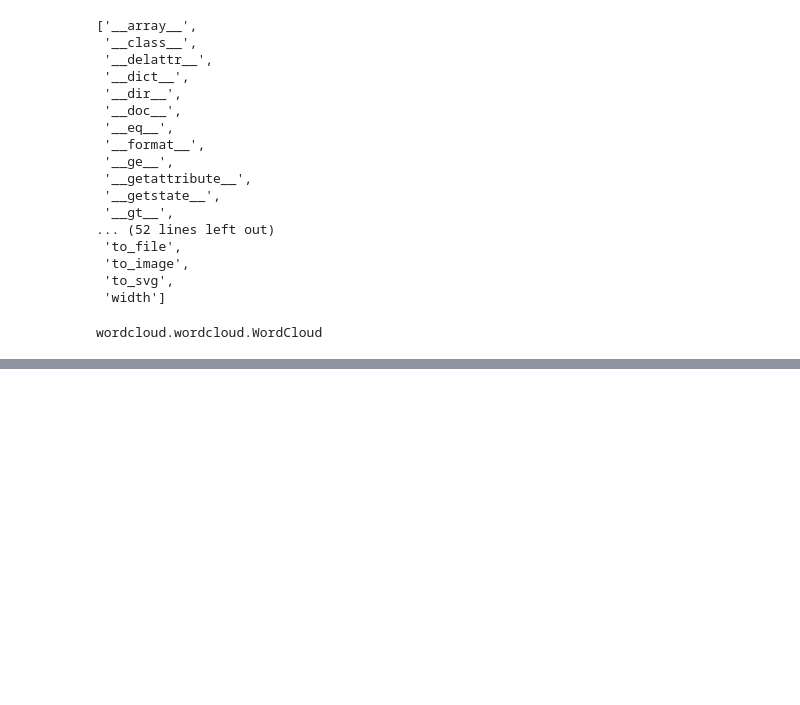
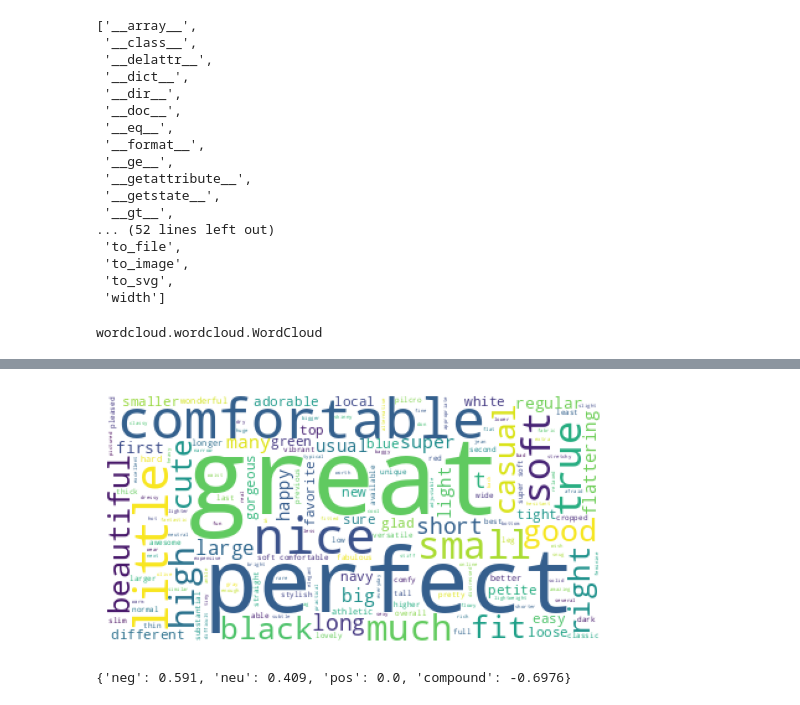
Before and after one commit to mikecr96/NLP-Ago-dic24, a Jupyter notebook: Semana IX/sent-analisis2.ipynb, the cells around one changed output, grey strips where cells are left out. Saved outputs shown, nothing was run; the diff lists cells and outputs as text; code cells hidden in the pictures; blank space fills up the shorter version.

```diff
--- a/Semana IX/sent-analisis2.ipynb
+++ b/Semana IX/sent-analisis2.ipynb
@@ -344,0 +355,17 @@ plt.show()
+# %%
+def generate_wc(category: str):
+    adjs = ""
+
+    for i in dataset[dataset.product_category == category]["adjectives"]:
+        adjs += " ".join(i) + " "
+
+    if len(adjs) > 0:
+        wc = WordCloud(background_color="white")
+        wc.generate(adjs)
+        plt.imshow(wc)
+        plt.axis("off")
+        plt.show()
+# %%
+generate_wc("Bottoms")
+# %% [output]
+[figure, added]
@@ -344,0 +374,4 @@ plt.show()
+# %%
+sia.polarity_scores("This class was very boring :(")
+# %% [output]
+{'neg': 0.591, 'neu': 0.409, 'pos': 0.0, 'compound': -0.6976}
```
Also changed, not shown: parts of 16 cells of this notebook, 4 other files.
